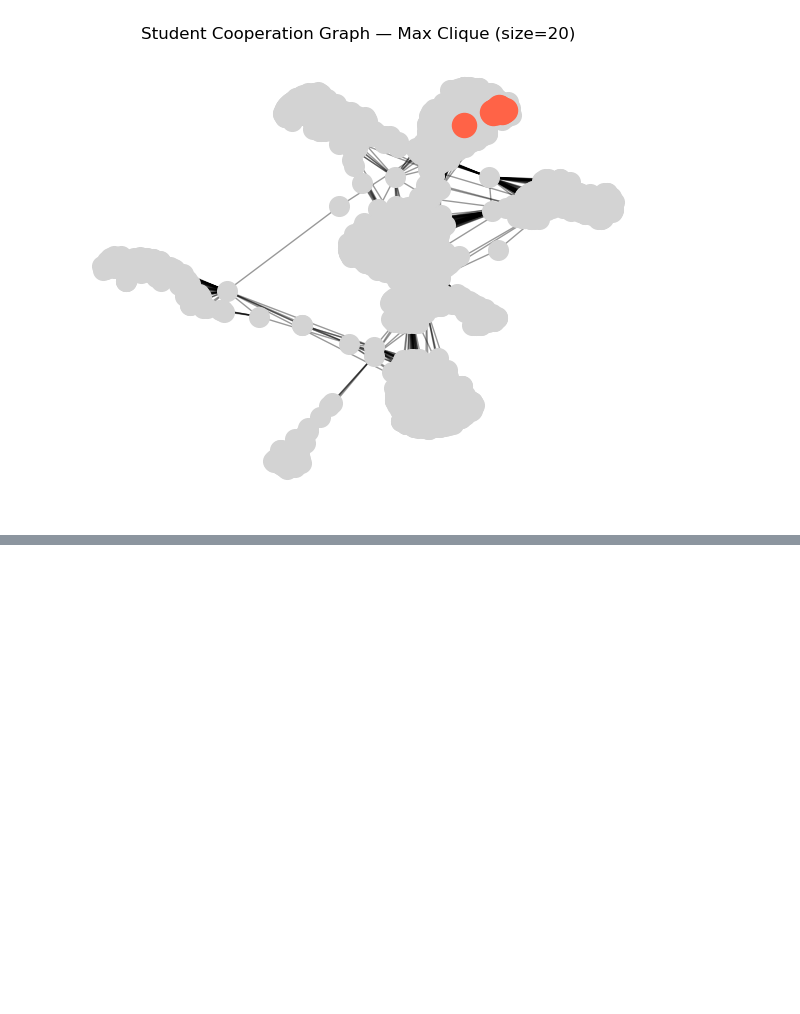
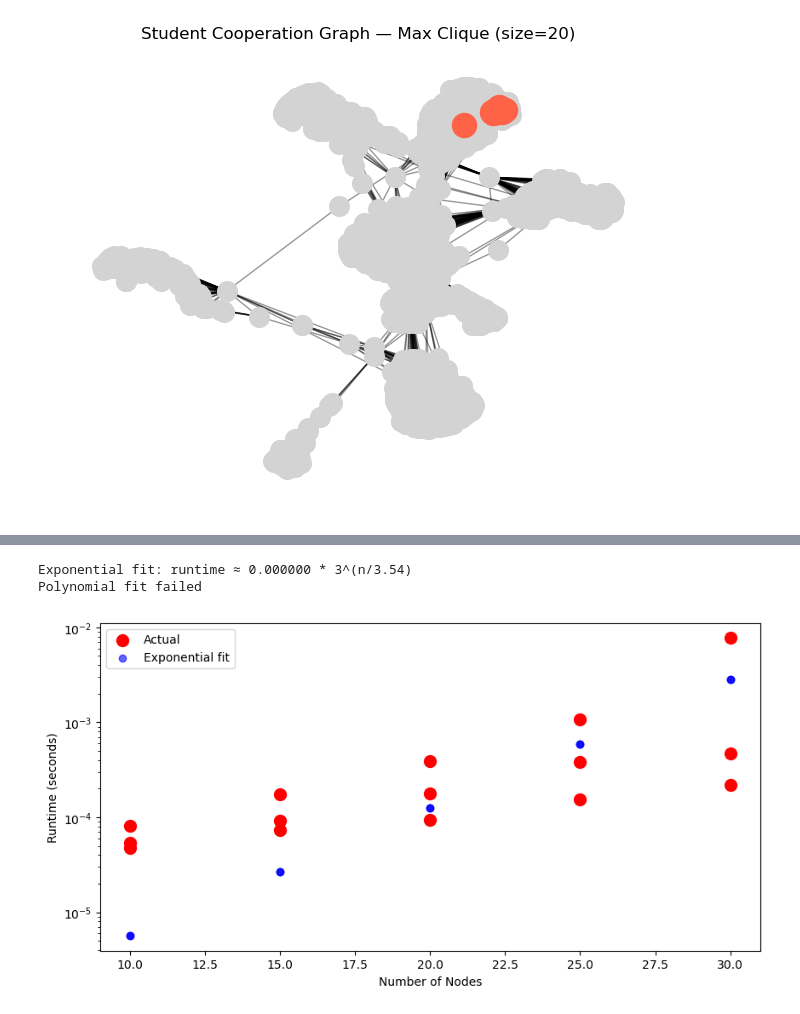
Before and after one commit to NehaP1706/MaximumClique, a Jupyter notebook: experiments/large_graphs.ipynb, the cells around one changed output, grey strips where cells are left out. Saved outputs shown, nothing was run; the diff lists cells and outputs as text; code cells hidden in the pictures; blank space fills up the shorter version.

```diff
--- a/experiments/large_graphs.ipynb
+++ b/experiments/large_graphs.ipynb
@@ -313,0 +369,51 @@ Runtime: 2.0028 sec
+# %%
+import numpy as np
+from scipy.optimize import curve_fit
+import matplotlib.pyplot as plt
+
+# Extract data
+nodes_list = np.array([r['nodes'] for r in results])
+edges_list = np.array([r['edges'] for r in results])
+runtimes = np.array([r['runtime'] for r in results])
+
+# Try different models
+def model_exponential_n(n, a, b):
+    """Exponential in nodes: t = a * 3^(n/b)"""
+    return a * (3 ** (n / b))
+
+def model_polynomial_ne(x, a, b, c):
+    """Polynomial in nodes and edges: t = a*n^b + c*e"""
+    n, e = x
+    return a * (n ** b) + c * e
+
+# Fit exponential model (simpler)
+try:
+    popt, _ = curve_fit(model_exponential_n, nodes_list, runtimes, p0=[0.001, 3], maxfev=5000)
+    a_exp, b_exp = popt
+    print(f"Exponential fit: runtime ≈ {a_exp:.6f} * 3^(n/{b_exp:.2f})")
+except:
+    print("Exponential fit failed")
+
+# Fit polynomial model
+try:
+    popt, _ = curve_fit(lambda x: model_polynomial_ne(x, *popt[:3]),
+                        (nodes_list, edges_list), runtimes, p0=[0.01, 2, 0.0001], maxfev=5000)
+    a_poly, b_poly, c_poly = popt
+    print(f"Polynomial fit: runtime ≈ {a_poly:.6f}*n^{b_poly:.2f} + {c_poly:.8f}*e")
+except:
+    print("Polynomial fit failed")
+
+# Plot actual vs predicted
+plt.figure(figsize=(10, 5))
+plt.scatter(nodes_list, runtimes, label='Actual', color='red', s=100)
+predicted = model_exponential_n(nodes_list, a_exp, b_exp)
+plt.scatter(nodes_list, predicted, label='Exponential fit', color='blue', alpha=0.6)
+plt.xlabel('Number of Nodes')
+plt.ylabel('Runtime (seconds)')
+plt.legend()
+plt.yscale('log')
+plt.show()
+# %% [output]
+Exponential fit: runtime ≈ 0.000000 * 3^(n/3.54)
+Polynomial fit failed
+[figure, added]
```
Also changed, not shown: parts of 5 cells of this notebook, 12 other files.
